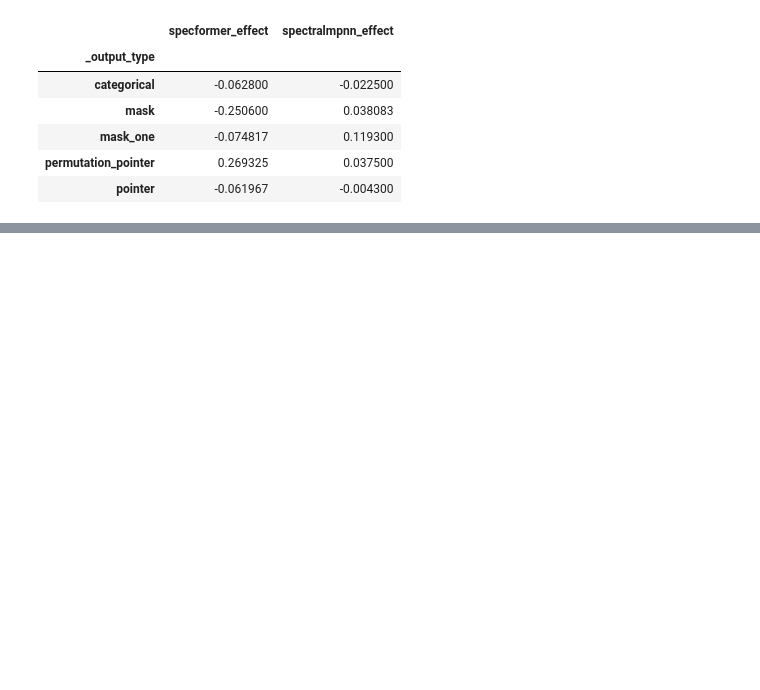
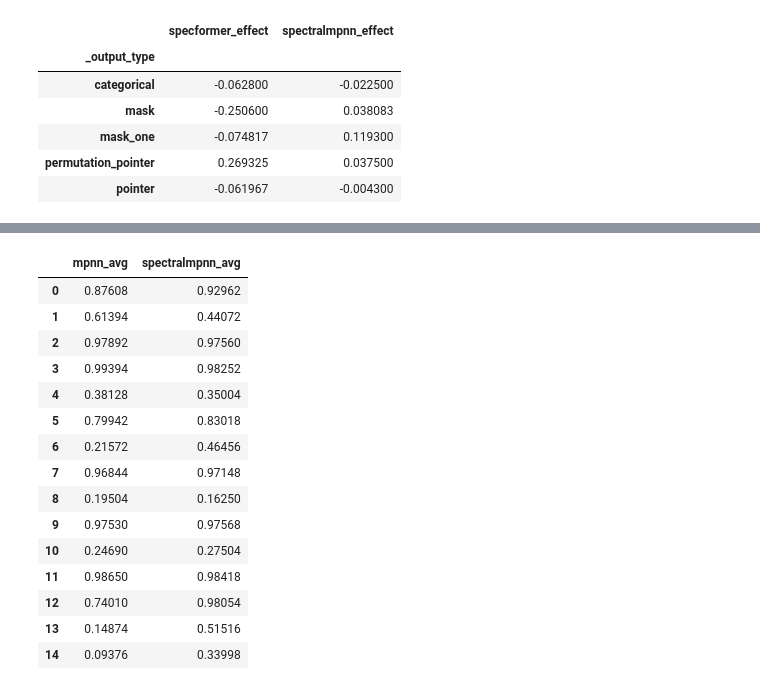
Before and after one commit to ronaldalbrt/algo_reasoning, a Jupyter notebook: notebooks/verify_spectral_architectures.ipynb, the cells around one changed output, grey strips where cells are left out. Cells and saved outputs as stored; diff of their text form; code cells hidden in the pictures; blank space fills up the shorter version.

```diff
--- a/notebooks/verify_spectral_architectures.ipynb
+++ b/notebooks/verify_spectral_architectures.ipynb
@@ -229,0 +254,29 @@ output_agg_df[["specformer_effect", "spectralmpnn_effect"]]
+# %%
+mpnn_results_list = comparison_df.apply(lambda x: [x[f"mpnn_{i}"] for i in range(5)], axis=1)
+mpnn_results_list = mpnn_results_list.set_axis(comparison_df["algorithm"])
+
+spectralmpnn_results_list = comparison_df.apply(lambda x: [x[f"spectralmpnn_{i}"] for i in range(5)], axis=1)
+spectralmpnn_results_list = spectralmpnn_results_list.set_axis(comparison_df["algorithm"])
+# %%
+import numpy as np
+
+comparison_df["mpnn_avg"] = mpnn_results_list.apply(lambda x: sum(x)/len(x)).values
+comparison_df["spectralmpnn_avg"] = spectralmpnn_results_list.apply(lambda x: sum(x)/len(x)).values
+comparison_df[["mpnn_avg", "spectralmpnn_avg"]]
+# %% [output]
+|  | mpnn_avg | spectralmpnn_avg |
+| 0 | 0.87608 | 0.92962 |
+| 1 | 0.61394 | 0.44072 |
+| 2 | 0.97892 | 0.97560 |
+| 3 | 0.99394 | 0.98252 |
+| 4 | 0.38128 | 0.35004 |
+| 5 | 0.79942 | 0.83018 |
+| 6 | 0.21572 | 0.46456 |
+| 7 | 0.96844 | 0.97148 |
+| 8 | 0.19504 | 0.16250 |
+| 9 | 0.97530 | 0.97568 |
+| 10 | 0.24690 | 0.27504 |
+| 11 | 0.98650 | 0.98418 |
+| 12 | 0.74010 | 0.98054 |
+| 13 | 0.14874 | 0.51516 |
+| 14 | 0.09376 | 0.33998 |
```
Also changed, not shown: parts of 4 cells of this notebook.
